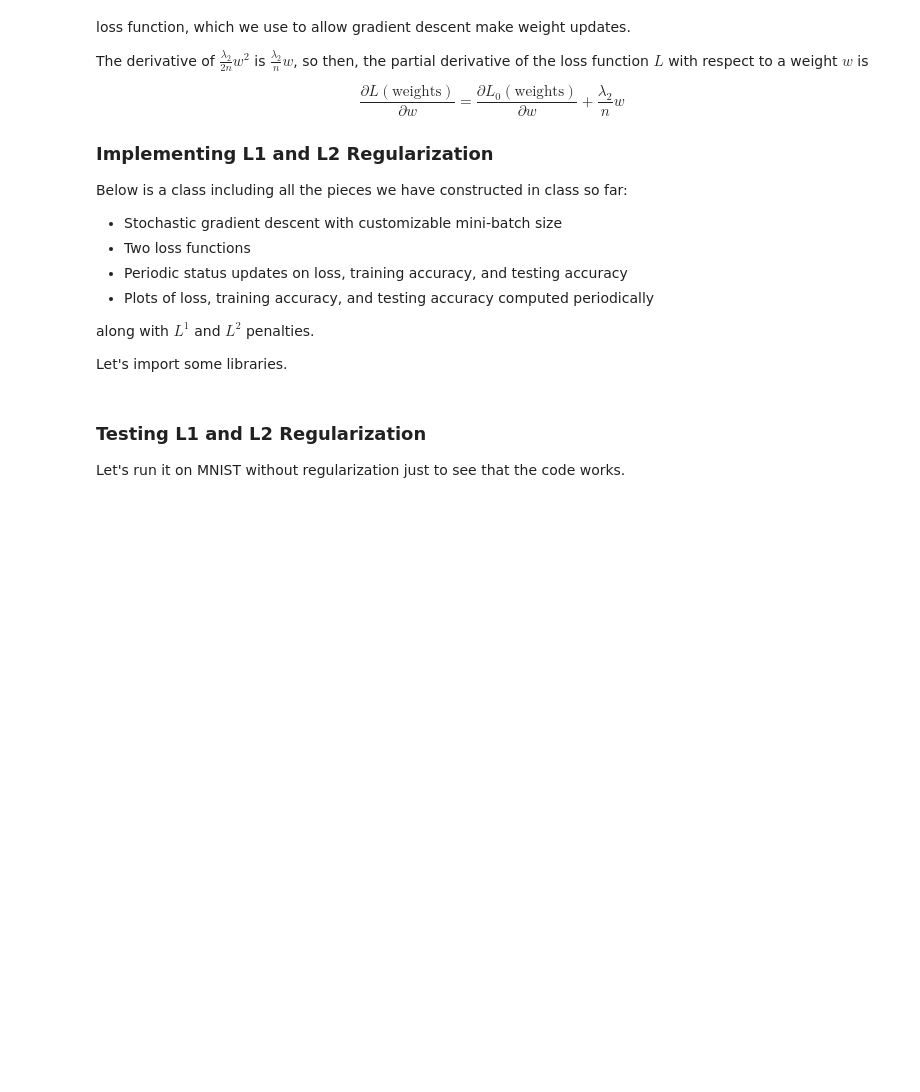
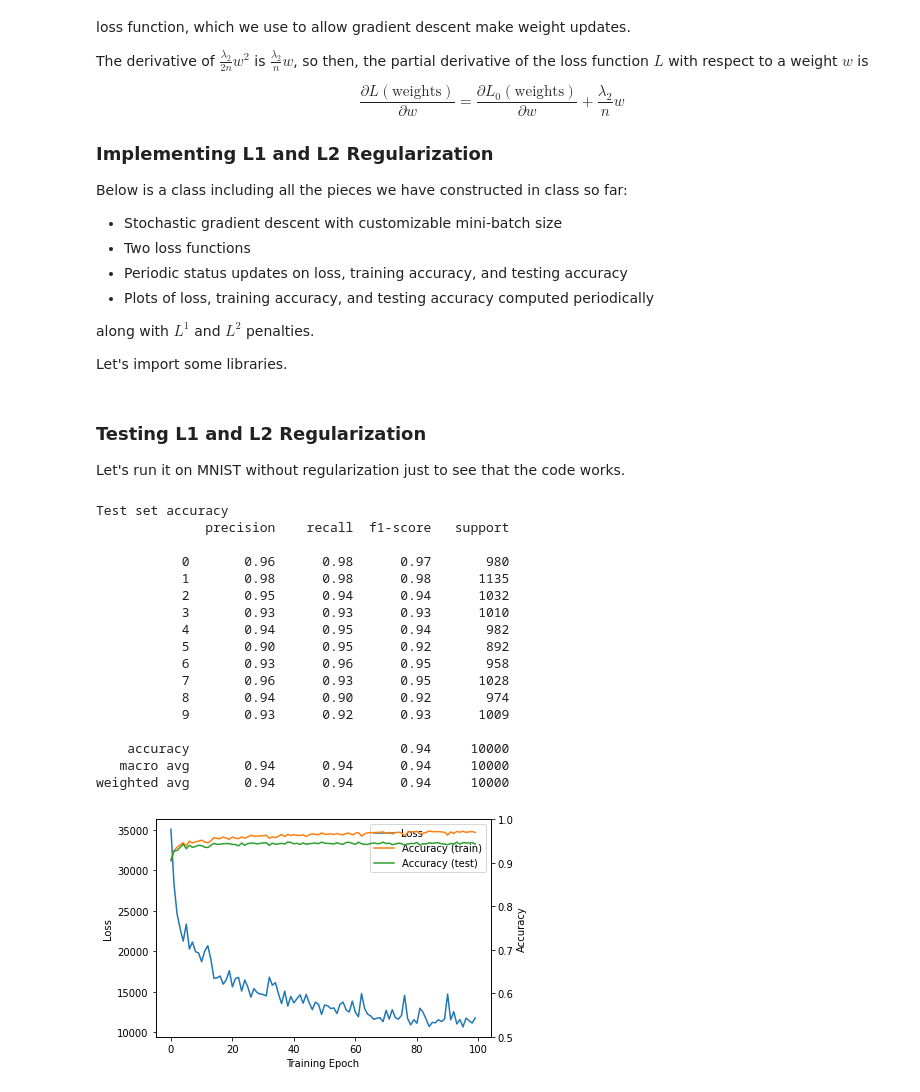
Before and after one commit to rtwhite1546/Fall-2021-Neural-Networks, a Jupyter notebook: Week-5-Regularization-Convergence/Week5.ipynb, the cells around one changed output. Saved outputs shown, nothing was run; the diff lists cells and outputs as text; code cells hidden in the pictures; blank space fills up the shorter version.

```diff
--- a/Week-5-Regularization-Convergence/Week5.ipynb
+++ b/Week-5-Regularization-Convergence/Week5.ipynb
@@ -298,23 +302,42 @@ Let's run it on MNIST without regularization just to see that the code works.
 # %%
 # load the full MNIST dataset: both data and labels
 ((trainX, trainY), (testX, testY)) = mnist.load_data()
 
 # scale the data to values in [0,1]
 trainX = trainX.astype('float32')/255.0
 testX = testX.astype('float32')/255.0
 
 # reshape the data
 trainX = trainX.reshape([60000, 28*28])
 testX = testX.reshape([10000, 28*28])
 
 # fit the model to the training data
-model = FeedforwardNeuralNetwork([784, 32, 16, 10], 0.01, 0.0, 0.0, 32, 'cross-entropy')
-model.fit(trainX, trainY, testX, testY, 200, 1)
+model = FeedforwardNeuralNetwork([784, 16, 16, 10], 0.05, 0.0, 0.0, 32, 'cross-entropy')
+model.fit(trainX, trainY, testX, testY, 100, 1)
 
 print("Test set accuracy")
 testY = to_categorical(testY)
 predictedY = model.predict(testX)
 predictedY = predictedY.argmax(axis=1)
 
 testY = testY.argmax(axis=1)
 print(classification_report(testY, predictedY))
+# %% [output]
+Test set accuracy
+              precision    recall  f1-score   support
+
+           0       0.96      0.98      0.97       980
+           1       0.98      0.98      0.98      1135
+           2       0.95      0.94      0.94      1032
+           3       0.93      0.93      0.93      1010
+           4       0.94      0.95      0.94       982
+           5       0.90      0.95      0.92       892
+           6       0.93      0.96      0.95       958
+           7       0.96      0.93      0.95      1028
+           8       0.94      0.90      0.92       974
+           9       0.93      0.92      0.93      1009
+
+    accuracy                           0.94     10000
+   macro avg       0.94      0.94      0.94     10000
+weighted avg       0.94      0.94      0.94     10000
+[figure, added]
```
Also changed, not shown: parts of 16 cells of this notebook, 2 other files.
